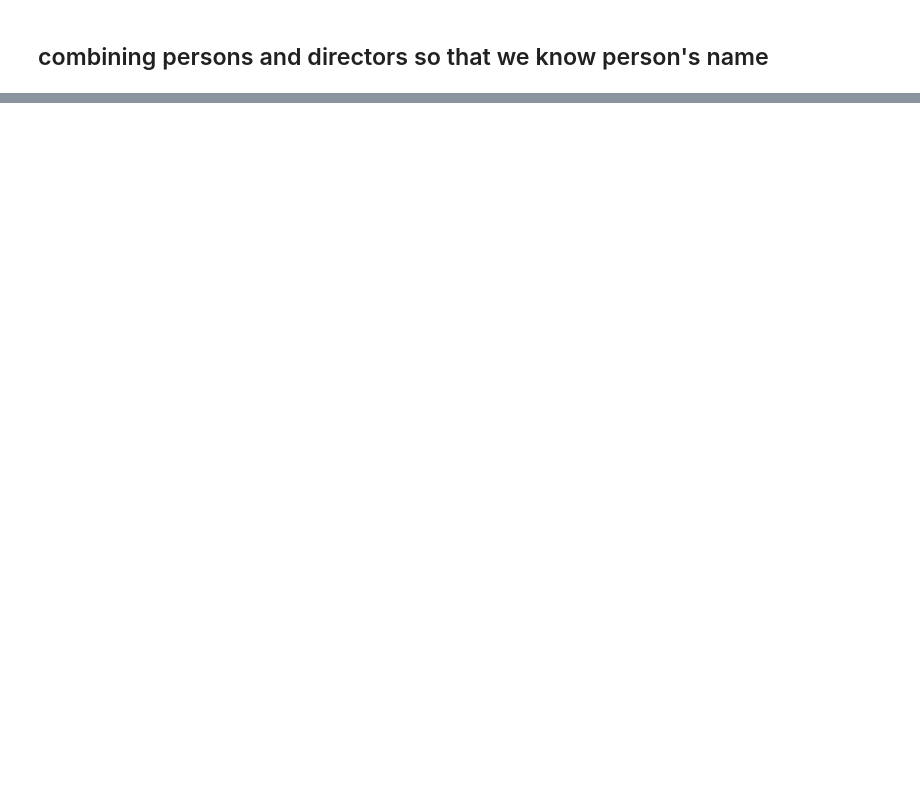
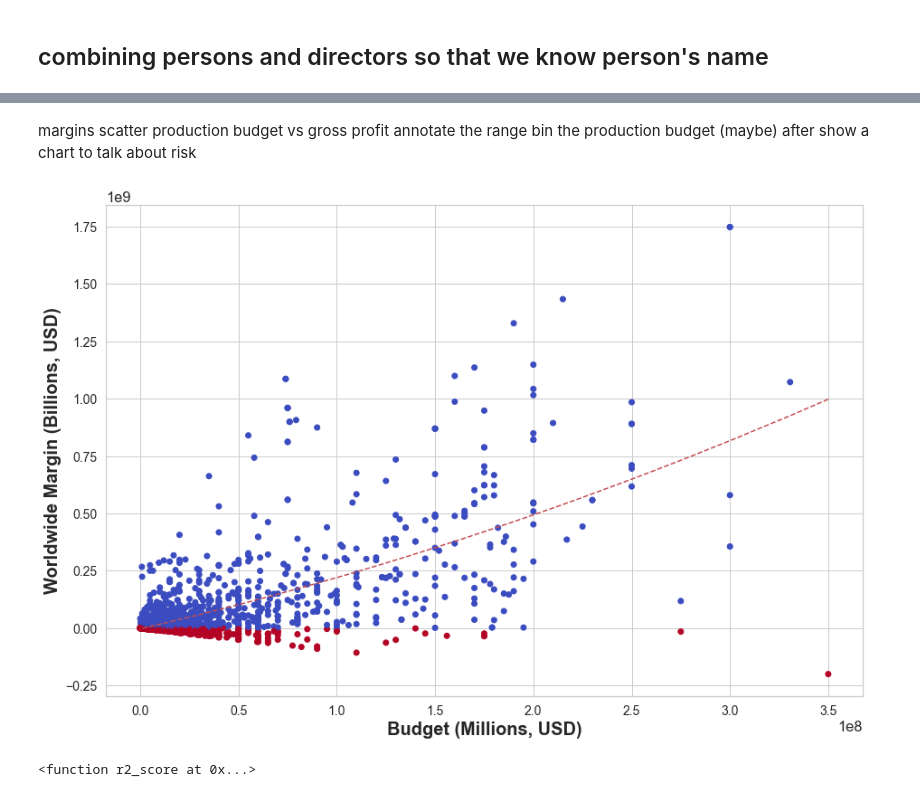
Before and after one commit to ParkedHampster/MS_Studios-Phase_1, a Jupyter notebook: individual_notebooks/Alison.ipynb, the cells around one changed output, grey strips where cells are left out. Cells and saved outputs as stored; diff of their text form; code cells hidden in the pictures; blank space fills up the shorter version.

```diff
--- a/individual_notebooks/Alison.ipynb
+++ b/individual_notebooks/Alison.ipynb
@@ -689,0 +613,40 @@ directors_names
+# %% [markdown]
+margins
+scatter
+production budget vs gross profit
+annotate the range
+bin the production budget (maybe)
+after show a chart to talk about risk
+# %%
+#ROI vs Production Budget scatter plot
+fig, ax = plt.subplots(figsize=(15, 10))
+
+#plt.title("Return on Investment vs Production Budget", fontsize = 20, weight='bold')
+plt.xlabel("Budget (Millions, USD)", fontsize = 20, weight='bold')
+plt.ylabel("Worldwide Margin (Billions, USD)", fontsize = 20, weight='bold')
+
+x = movies_directors['production_budget']
+y = movies_directors['worldwide_margin']
+
+plt.scatter(x, y, c = np.sign(df.y), cmap=plt.cm.coolwarm.reversed())
+
+# Fit linear regression via least squares with numpy.polyfit
+# It returns an slope (b) and intercept (a)
+# deg=1 means linear fit (i.e. polynomial of degree 1)
+z = np.polyfit(x, y, 2)
+p = np.poly1d(z)
+plt.plot(x,p(x),"r--")
+
+
+plt.xticks(fontsize=14, rotation=0)
+plt.yticks(fontsize=14, rotation=0)
+plt.show()
+
+##r2 is .447 which makes trendline not significant
+# %% [output]
+[figure, added]
+# %%
+from sklearn.metrics import r2_score
+print(r2_score)
+# %% [output]
+<function r2_score at 0x...>
```
Also changed, not shown: parts of 62 cells of this notebook.
